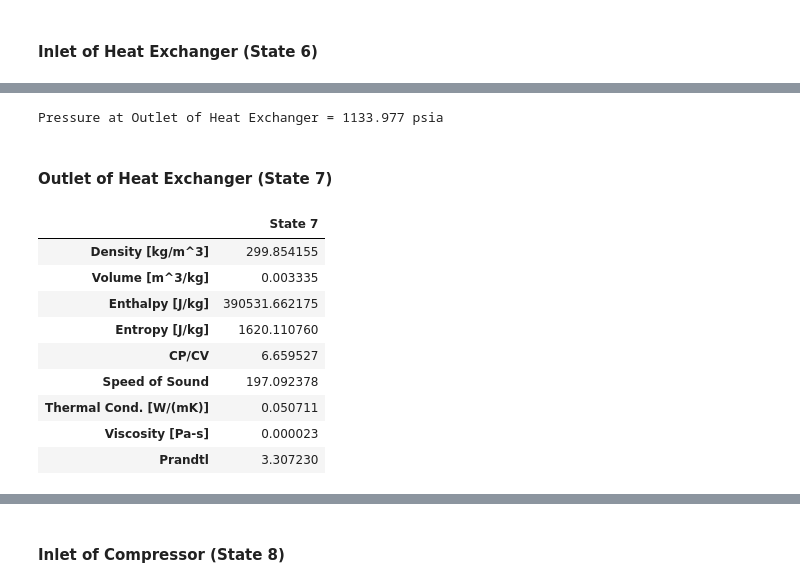
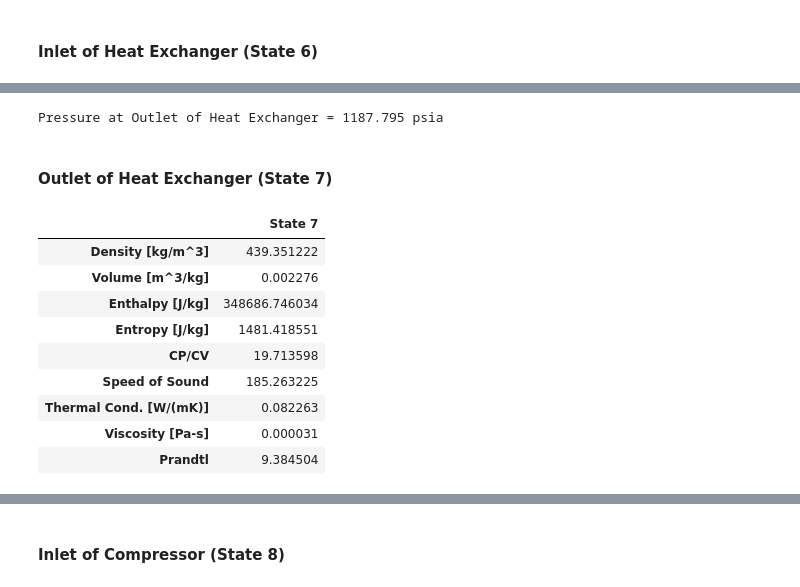
Before and after one commit to Diego-33/Heat_Exchanger_Calcs, a Jupyter notebook: sCO2_Loop_Calcs.ipynb, the cells around one changed output, grey strips where cells are left out. Drawn from its saved outputs; the diff is of its cells as text; code cells hidden in the pictures.

```diff
--- a/sCO2_Loop_Calcs.ipynb
+++ b/sCO2_Loop_Calcs.ipynb
@@ -58,7 +58,7 @@ m_dot = 0.2 # [kg/s]
 # %%
 # Temperature will be compared at end of script
 T1 = 63 # [C]
-P1 = 2600 # [psia]
+P1 = 2700 # [psia]
 
 T1 = T1 + 273.15 # Convert C to Kelvin
 P1 = P1 * 6894.8 # convert psia to Pa
@@ -218,7 +218,7 @@ f_dim = 4 * Force / (P2 * math.pi * Tube_HS_ID**2)
 
 # Heat Added into system (kW)
 # Max Heat Possible is 16730 W
-Q = 12 # [kW]
+Q = 14 # [kW]
 
 # Dimensionless heating factor
 q_dim = Q * 1000 / (m_dot * Enth_2)
@@ -289,7 +289,7 @@ for x in range(0,101):
     f_dim = 4 * Force / (P2 * math.pi * Tube_HS_ID**2)
 
     # Heat Added into system (kW)
-    Q = 12000*(x/100)/1000
+    Q = 14000*(x/100)/1000
 
     # Dimensionless heating factor
     q_dim = Q * 1000 / (m_dot * Enth_2)
@@ -768,7 +768,7 @@ Force = math.pi * Tube_ID * Darcy_f * sCO2_States.loc['Density [kg/m^3]','State
 f_dim = 4 * Force / (sCO2_States.loc['Pressure [Pa]','State 6'] * math.pi * Tube_ID**2)
 
 # Heat into system (kW)
-Q = -7.786
+Q = -8.2
 
 # Dimensionless heating factor
 q_dim = Q * 1000 / (m_dot * sCO2_States.loc['Enthalpy [J/kg]','State 6'])
@@ -791,34 +791,34 @@ P7 = sCO2_States.loc['Pressure [Pa]','State 6'] * (1 + sCO2_States.loc['CP/CV','
 
 print("Pressure at Outlet of Heat Exchanger =", round(P7/6894.8 , 3), "psia")
 # %% [output]
-Pressure at Outlet of Heat Exchanger = 1133.977 psia
+Pressure at Outlet of Heat Exchanger = 1187.795 psia
 # %% [markdown]
 #### Outlet of Heat Exchanger (State 7)
 # %%
 # Using the new Pressure and Temperature find the properties of the fluid at the Outlet of Heat Exchanger
-T7 = 36.5 + 273.15 # [K] will be controlled by cooling loop of Heat Exchanger
+T7 = 36 + 273.15 # [K] will be controlled by cooling loop of Heat Exchanger
 
 State_7 = RP.REFPROPdll("CO2","PT","D;V;H;S;CP/CV;W;TCX;VIS;PRANDTL", MASS_BASE_SI,0,0,P7,T7,[1.0])
 
 # Outputs will be placed into data frame for organization
 State_7 = pd.DataFrame(State_7.Output[0:9],
             index = ['Density [kg/m^3]', 'Volume [m^3/kg]', 'Enthalpy [J/kg]', 'Entropy [J/kg]',
                      'CP/CV', 'Speed of Sound', 'Thermal Cond. [W/(mK)]', 'Viscosity [Pa-s]', 'Prandtl'],
             columns = ['State 7'])
 
 # Display the data frame
 State_7
 # %% [output]
 |  | State 7 |
-| Density [kg/m^3] | 299.854155 |
-| Volume [m^3/kg] | 0.003335 |
-| Enthalpy [J/kg] | 390531.662175 |
-| Entropy [J/kg] | 1620.110760 |
-| CP/CV | 6.659527 |
-| Speed of Sound | 197.092378 |
-| Thermal Cond. [W/(mK)] | 0.050711 |
-| Viscosity [Pa-s] | 0.000023 |
-| Prandtl | 3.307230 |
+| Density [kg/m^3] | 439.351222 |
+| Volume [m^3/kg] | 0.002276 |
+| Enthalpy [J/kg] | 348686.746034 |
+| Entropy [J/kg] | 1481.418551 |
+| CP/CV | 19.713598 |
+| Speed of Sound | 185.263225 |
+| Thermal Cond. [W/(mK)] | 0.082263 |
+| Viscosity [Pa-s] | 0.000031 |
+| Prandtl | 9.384504 |
 # %%
 # Add Pressure and Temperature to Data frame
 State_7.loc['Pressure [Pa]', 'State 7'] = P7
```
Also changed, not shown: parts of 34 cells of this notebook, 4 other files.
